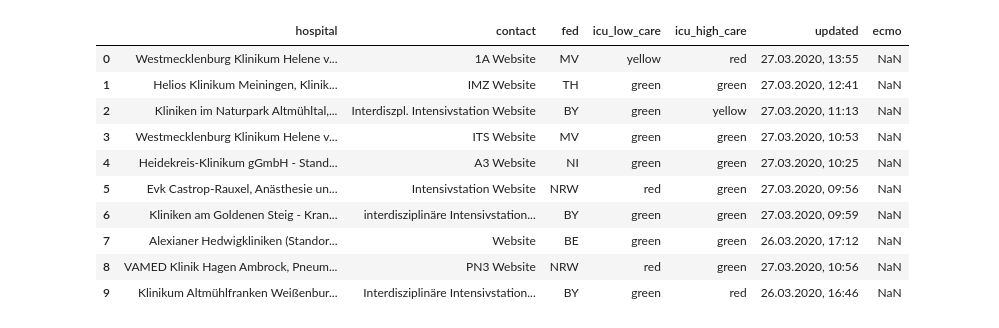
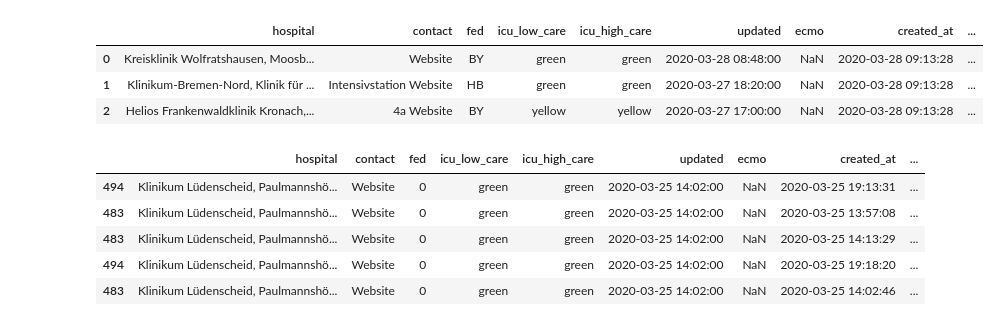
Before and after one commit to marc101101/intensiv-betten, a Jupyter notebook: data_analytics/Andal.ipynb, the cells around one changed output. Drawn from its saved outputs; the diff is of its cells as text; code cells hidden in the pictures.

```diff
--- a/data_analytics/Andal.ipynb
+++ b/data_analytics/Andal.ipynb
@@ -14,7 +14,7 @@ import plotly.graph_objects as go
 from datetime import datetime
 #plt.rcParams["figure.figsize"] = (17, 5) # (w, h)
 # %%
-root = '../data_storage'
+root = '../data_storage/register'
 file_names = []
 dates = []
 
@@ -42,14 +34,27 @@ youngest_frame = pd.read_json(youngest)
+# %%
+main_frame = pd.DataFrame()
+
+for f in file_names:
+    df = pd.read_json(f)
+    df['created_at'] = pd.to_datetime(f[30:-9])
+    main_frame = main_frame.append(df)
+
+main_frame['updated'] = pd.to_datetime(main_frame['updated'])
+main_frame = main_frame[main_frame['updated'].dt.year>2019]
+
+
+#Get dummy Variables
+dfDummiesHigh = pd.get_dummies(main_frame['icu_high_care'], prefix = 'high_care')
+dfDummiesLow = pd.get_dummies(main_frame['icu_low_care'], prefix = 'low_care')
+dfDummiesEcmo = pd.get_dummies(main_frame['ecmo'], prefix = 'ecmo')
+main_frame = pd.concat([main_frame, dfDummiesHigh, dfDummiesLow, dfDummiesEcmo], axis=1)
+
+# Get youngest frame
+youngest_frame = main_frame[main_frame['created_at']==main_frame['created_at'].max()]
 # %%
-main_frame.head(10)
+main_frame.head(3)
 # %% [output]
-|  | hospital | contact | fed | icu_low_care | icu_high_care | updated | ecmo |
-| 0 | Westmecklenburg Klinikum Helene v... | 1A Website | MV | yellow | red | 27.03.2020, 13:55 | NaN |
-| 1 | Helios Klinikum Meiningen, Klinik... | IMZ Website | TH | green | green | 27.03.2020, 12:41 | NaN |
-| 2 | Kliniken im Naturpark Altmühltal,... | Interdiszpl. Intensivstation Website | BY | green | yellow | 27.03.2020, 11:13 | NaN |
-| 3 | Westmecklenburg Klinikum Helene v... | ITS Website | MV | green | green | 27.03.2020, 10:53 | NaN |
-| 4 | Heidekreis-Klinikum gGmbH - Stand... | A3 Website | NI | green | green | 27.03.2020, 10:25 | NaN |
-| 5 | Evk Castrop-Rauxel, Anästhesie un... | Intensivstation Website | NRW | red | green | 27.03.2020, 09:56 | NaN |
-| 6 | Kliniken am Goldenen Steig - Kran... | interdisziplinäre Intensivstation... | BY | green | green | 27.03.2020, 09:59 | NaN |
-| 7 | Alexianer Hedwigkliniken (Standor... | Website | BE | green | green | 26.03.2020, 17:12 | NaN |
-| 8 | VAMED Klinik Hagen Ambrock, Pneum... | PN3 Website | NRW | red | green | 27.03.2020, 10:56 | NaN |
-| 9 | Klinikum Altmühlfranken Weißenbur... | Interdisziplinäre Intensivstation... | BY | green | red | 26.03.2020, 16:46 | NaN |
+|  | hospital | contact | fed | icu_low_care | icu_high_care | updated | ecmo | created_at | ... |
+| 0 | Kreisklinik Wolfratshausen, Moosb... | Website | BY | green | green | 2020-03-28 08:48:00 | NaN | 2020-03-28 09:13:28 | ... |
+| 1 | Klinikum-Bremen-Nord, Klinik für ... | Intensivstation Website | HB | green | green | 2020-03-27 18:20:00 | NaN | 2020-03-28 09:13:28 | ... |
+| 2 | Helios Frankenwaldklinik Kronach,... | 4a Website | BY | yellow | yellow | 2020-03-27 17:00:00 | NaN | 2020-03-28 09:13:28 | ... |
@@ -58,0 +61,11 @@ main_frame['updated'] = pd.to_datetime(main_frame['updated'])
+# %%
+#main_frame.describe()
+#main_frame['fed'].value_counts()
+main_frame[main_frame['fed']=='0']
+# %% [output]
+|  | hospital | contact | fed | icu_low_care | icu_high_care | updated | ecmo | created_at | ... |
+| 494 | Klinikum Lüdenscheid, Paulmannshö... | Website | 0 | green | green | 2020-03-25 14:02:00 | NaN | 2020-03-25 19:13:31 | ... |
+| 483 | Klinikum Lüdenscheid, Paulmannshö... | Website | 0 | green | green | 2020-03-25 14:02:00 | NaN | 2020-03-25 13:57:08 | ... |
+| 483 | Klinikum Lüdenscheid, Paulmannshö... | Website | 0 | green | green | 2020-03-25 14:02:00 | NaN | 2020-03-25 14:13:29 | ... |
+| 494 | Klinikum Lüdenscheid, Paulmannshö... | Website | 0 | green | green | 2020-03-25 14:02:00 | NaN | 2020-03-25 19:18:20 | ... |
+| 483 | Klinikum Lüdenscheid, Paulmannshö... | Website | 0 | green | green | 2020-03-25 14:02:00 | NaN | 2020-03-25 14:02:46 | ... |
```
Also changed, not shown: parts of 13 cells of this notebook, 3 other files.
